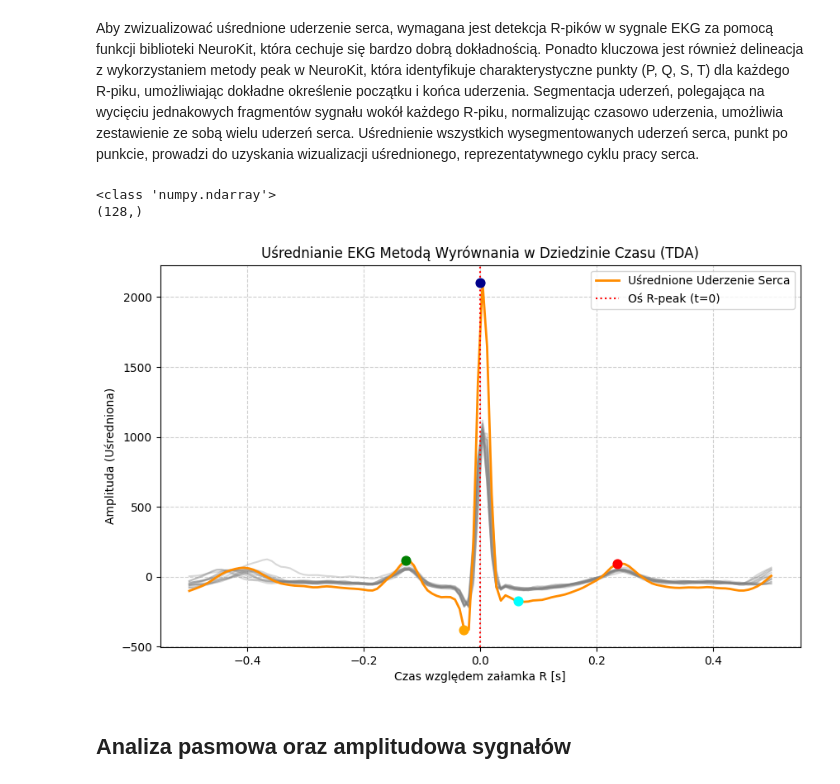
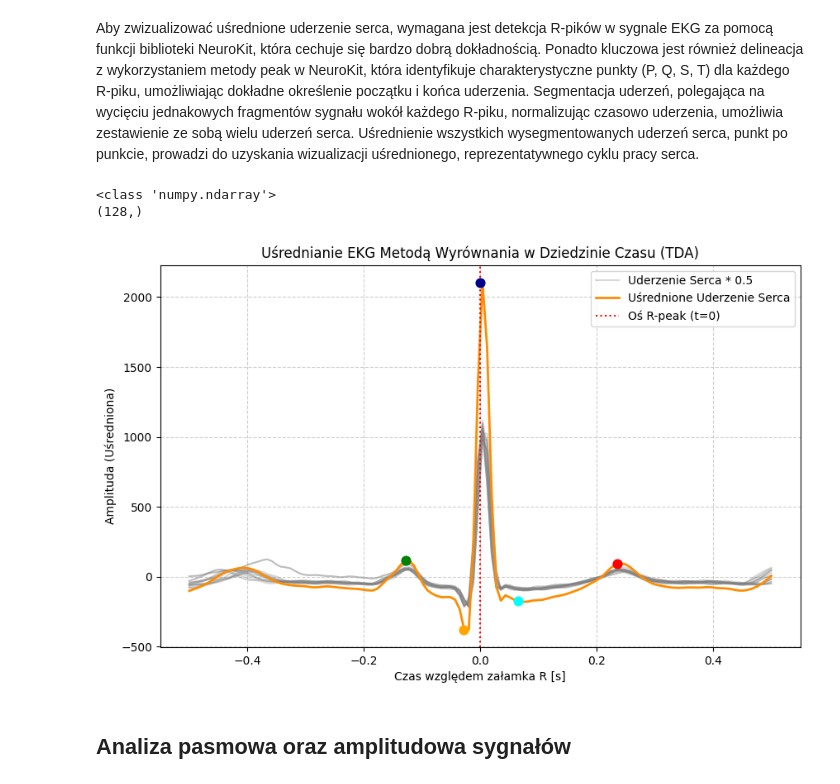
Before and after one commit to MichaelL200/Projekt-EKG, a Jupyter notebook: z4.ipynb, the cells around one changed output. Cells and saved outputs as stored; diff of their text form; code cells hidden in the pictures.

```diff
--- a/z4.ipynb
+++ b/z4.ipynb
@@ -315,36 +301,37 @@ time_points = np.linspace(-0.5, 0.5, len(average_template))
 plt.figure(figsize=(10, 6))
 
 # Wyświetlamy kilka pierwszych uderzeń dla kontekstu (opcjonalnie)
+plt.plot(time_points, heartbeats_array[0, :] * 0.5, alpha=0.3, color='gray', label="Uderzenie Serca * 0.5")
 for i in range(min(20, len(heartbeats_array))):
     plt.plot(time_points, heartbeats_array[i, :] * 0.5, alpha=0.3, color='gray') # *0.5 żeby nie nachodziły na średnią
 
 plt.plot(time_points, average_template, color='darkorange', linewidth=2, label='Uśrednione Uderzenie Serca')
 plt.axvline(x=0, color='red', linestyle=':', label='Oś R-peak (t=0)')
 plt.title('Uśrednianie EKG Metodą Wyrównania w Dziedzinie Czasu (TDA)')
 plt.xlabel('Czas względem załamka R [s]')
 plt.ylabel('Amplituda (Uśredniona)')
 plt.grid(True, linestyle='--', alpha=0.6)
 
 cur_peak = np.argmax(average_template)
 # Rysowanie fal P, Q, S, T
 for wave_type in ['P', 'Q', 'S', 'T']:
     peak_key = f"ECG_{wave_type}_Peaks"
     values = np.nonzero(delineations[peak_key])[0]
     diff = abs(r_peaks - values)
     avg_diff = np.mean(diff)
 
     index = 0 - (avg_diff / FS) if wave_type in ['P', 'Q'] else 0 + (avg_diff / FS)
     val = average_template[round(cur_peak - avg_diff)] if wave_type in ['P', 'Q'] else average_template[round(cur_peak + avg_diff)]
 
     plt.scatter(index, val, color=colors[wave_type], s=60, zorder=5)
 
 plt.scatter(0, average_template[cur_peak], color='darkblue', s=60, zorder=5) # r-pik
 plt.legend()
 plt.show()
 # %% [output]
 <class 'numpy.ndarray'>
 (128,)
-[figure, old version]
+[figure, new version]
 # %% [markdown]
 ## Analiza pasmowa oraz amplitudowa sygnałów
 # %% [markdown]
```
Also changed, not shown: parts of 3 cells of this notebook.
